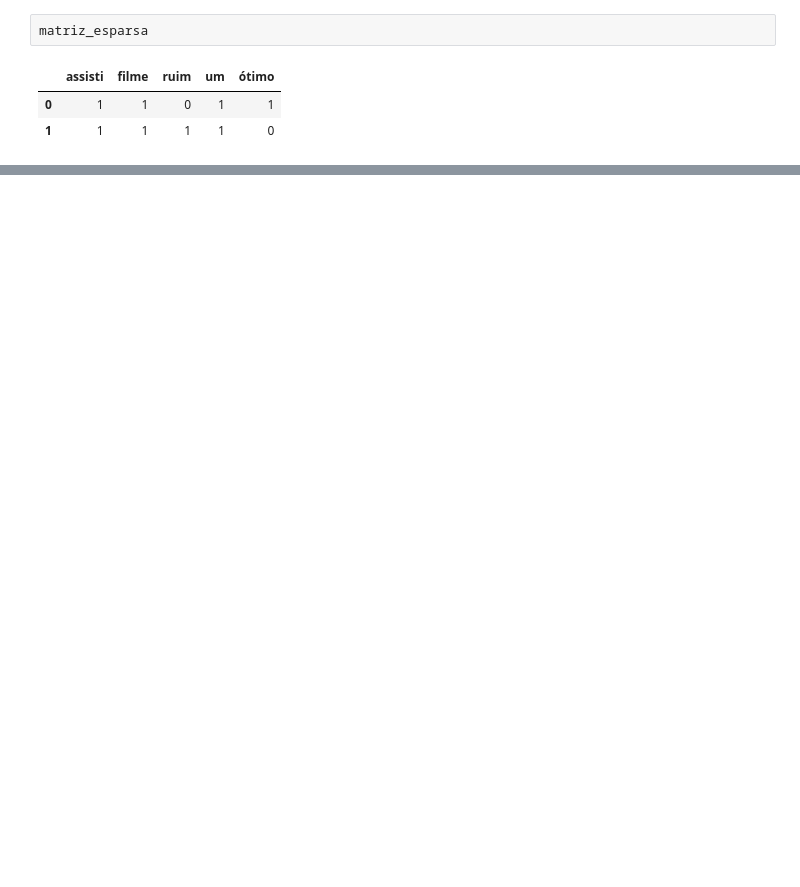
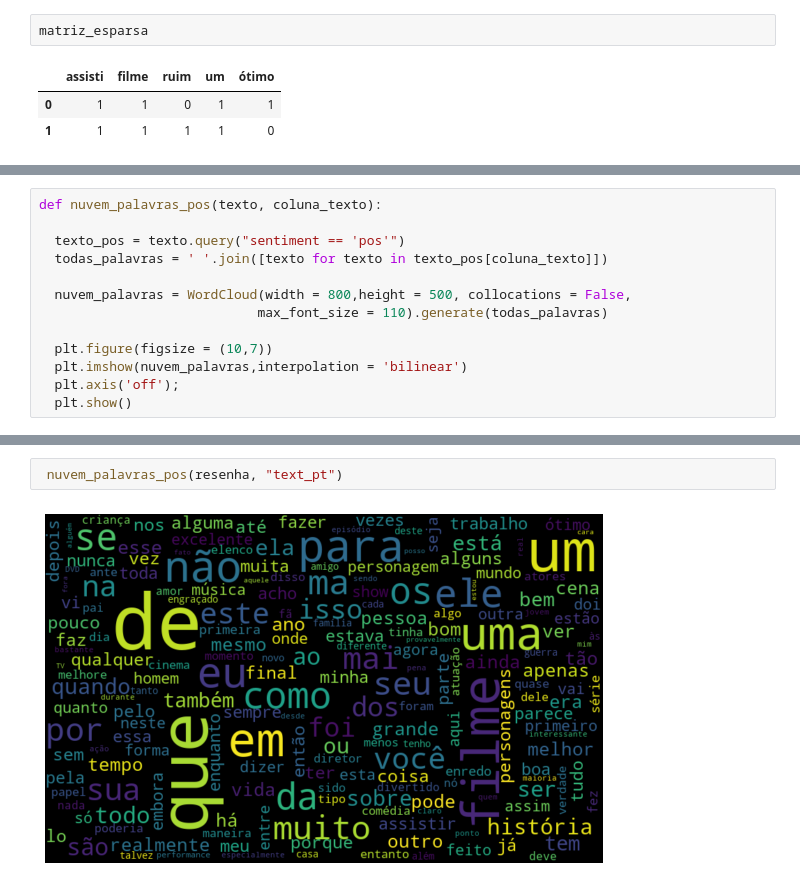
Before and after one commit to Brownlius/Alura, a Jupyter notebook: NPL/NPL_Análise_de_sentimento.ipynb, the cells around one changed output, grey strips where cells are left out. Drawn from its saved outputs; the diff is of its cells as text; blank space fills up the shorter version.

```diff
--- a/NPL/NPL_Análise_de_sentimento.ipynb
+++ b/NPL/NPL_Análise_de_sentimento.ipynb
@@ -99,0 +105,13 @@ print(classificar_texto(resenha, "text_pt", "classificacao"))
+# %%
+def nuvem_palavras_pos(texto, coluna_texto):
+
+  texto_pos = texto.query("sentiment == 'pos'")
+  todas_palavras = ' '.join([texto for texto in texto_pos[coluna_texto]])
+
+  nuvem_palavras = WordCloud(width = 800,height = 500, collocations = False,
+                            max_font_size = 110).generate(todas_palavras)
+
+  plt.figure(figsize = (10,7))
+  plt.imshow(nuvem_palavras,interpolation = 'bilinear')
+  plt.axis('off');
+  plt.show()
@@ -99,0 +122,4 @@ print(classificar_texto(resenha, "text_pt", "classificacao"))
+# %%
+ nuvem_palavras_pos(resenha, "text_pt")
+# %% [output]
+[figure, added]
```
Also changed, not shown: parts of 10 cells of this notebook.
